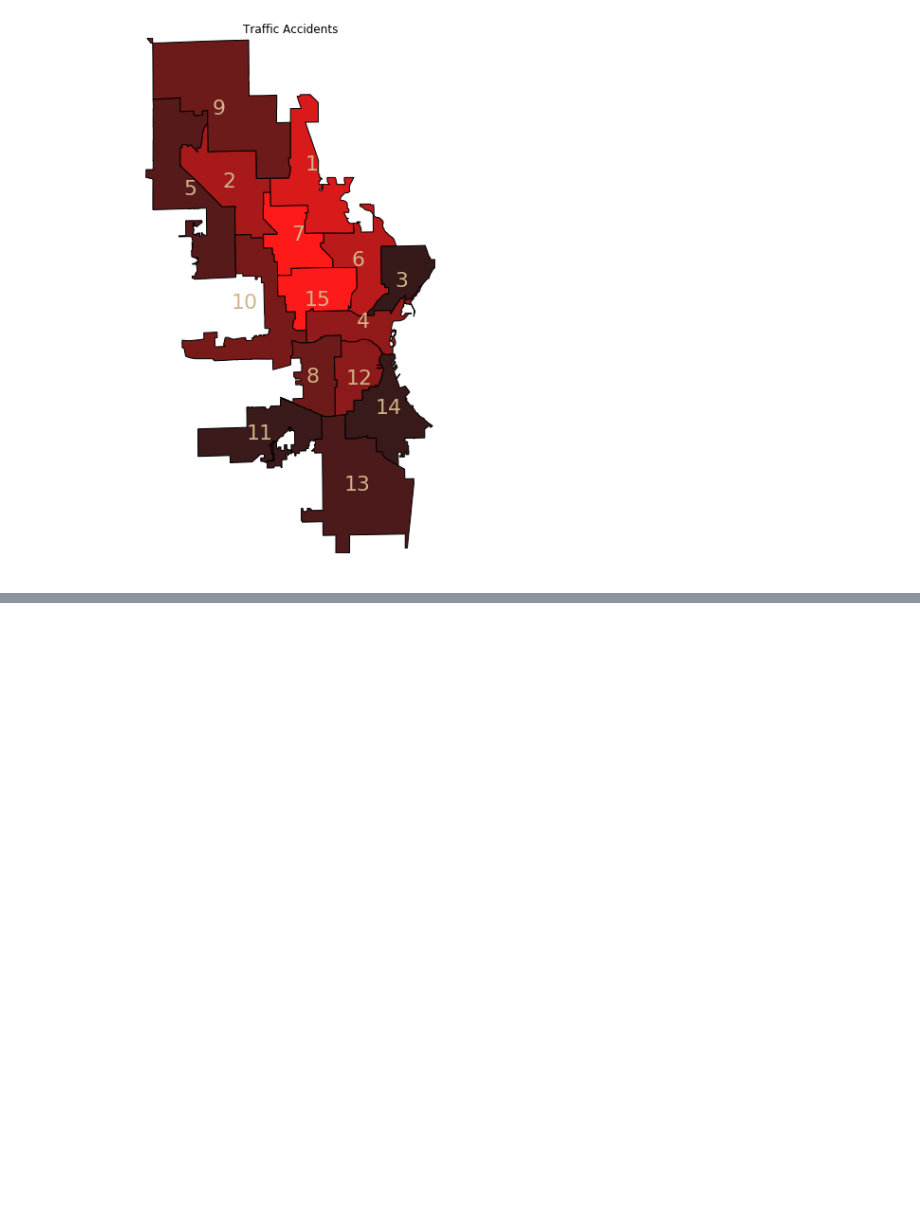
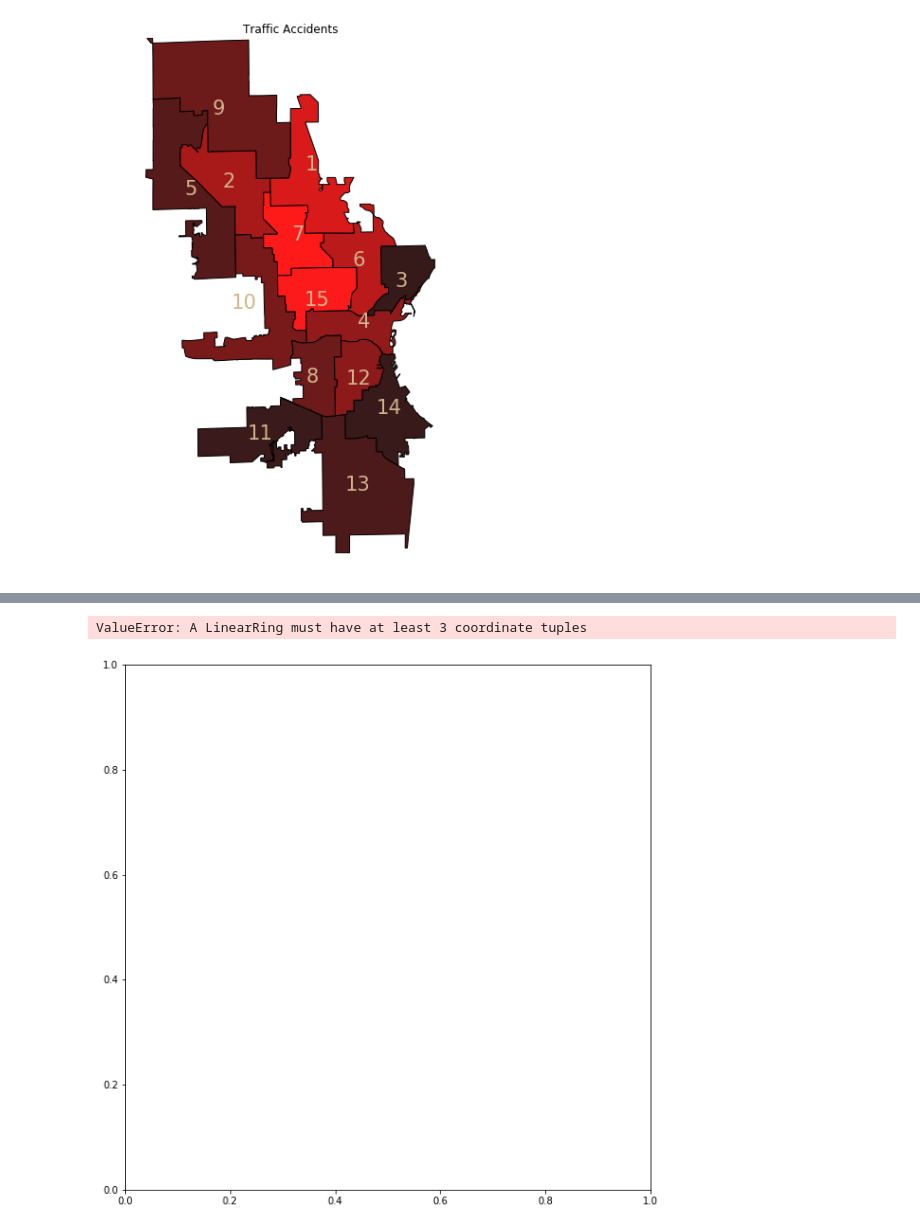
Before and after one commit to peterdobbs77/pop_health_mke, a Jupyter notebook: moar_mke_public_health.ipynb, the cells around one changed output, grey strips where cells are left out. Cells and saved outputs as stored; diff of their text form; code cells hidden in the pictures; blank space fills up the shorter version.

```diff
--- a/moar_mke_public_health.ipynb
+++ b/moar_mke_public_health.ipynb
@@ -112,2 +158,5 @@ Adding an axes using the same arguments as a previous axes currently reuses the
 # %%
 ##TODO: compare number of elderly with number of falls by aldermanic district
+# %%
+dime = shapefile.Reader('./shape/dime/dime')
+dime.fields
@@ -113,0 +175,45 @@ Adding an axes using the same arguments as a previous axes currently reuses the
+# %%
+# plots a comparison of MKE aldermanic districts based on the input parameter, call_type
+def plot_mke_street_map():
+    plt.figure(figsize=(12,10))
+    ax = plt.axes()
+    ax.set_aspect('equal')
+    irec = 0
+
+    for shape in list(dime.iterShapes()):
+        #rec = dime.record(irec)
+        # define polygon fill color (facecolor) RGB values:
+        #R = ems_call.pct[float(rec[1])] / max(ems_call.pct) # percentage value for alderman district
+        R = float(irec) / len(dime.shapes())
+        G = 0.1
+        B = 0.1
+        # check number of parts (could use MultiPolygon class of shapely?)
+        nparts = len(shape.parts) # total parts
+        if nparts == 1:
+            polygon = Polygon(shape.points)
+            patch = PolygonPatch(polygon, facecolor=[R,G,B], alpha=1.0, zorder=2)
+            ax.add_patch(patch)
+        else: # loop over parts of each shape, plot separately
+            for ip in range(nparts): # loop over parts, plot separately
+                i0=shape.parts[ip]
+                if ip < nparts-1:
+                    i1 = shape.parts[ip+1]-1
+                else:
+                    i1 = len(shape.points)
+                polygon = Polygon(shape.points[i0:i1+1])
+                patch = PolygonPatch(polygon, facecolor=[R,G,B], alpha=1.0, zorder=2)
+                ax.add_patch(patch)
+        center_x = shape.bbox[0]+((shape.bbox[2]-shape.bbox[0])/2)
+        center_y = shape.bbox[1]+((shape.bbox[3]-shape.bbox[1])/2)
+        ax.annotate(rec[1],xy=(center_x,center_y),color='tan',
+                    ha='center',va='center',fontsize=22)
+        irec = irec+1
+
+    plt.xlim(dime.bbox[0],dime.bbox[2])
+    plt.ylim(dime.bbox[1],dime.bbox[3])
+    plt.axis('off')
+# %%
+plot_mke_street_map()
+# %% [output]
+ValueError: A LinearRing must have at least 3 coordinate tuples
+[figure, added]
```
Also changed, not shown: parts of 9 cells of this notebook, 29 other files.
